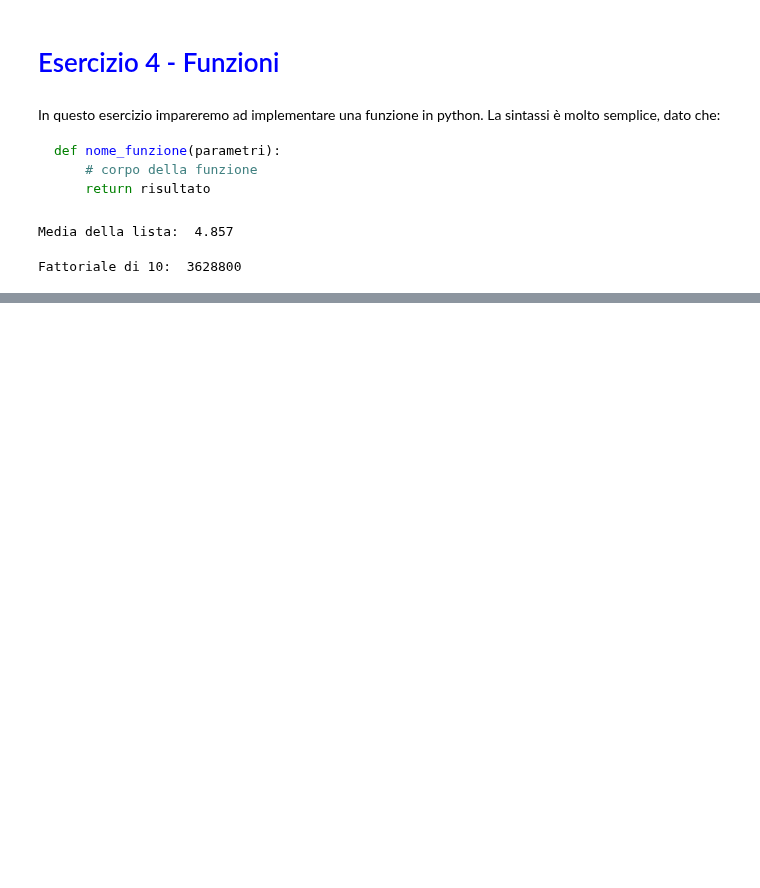
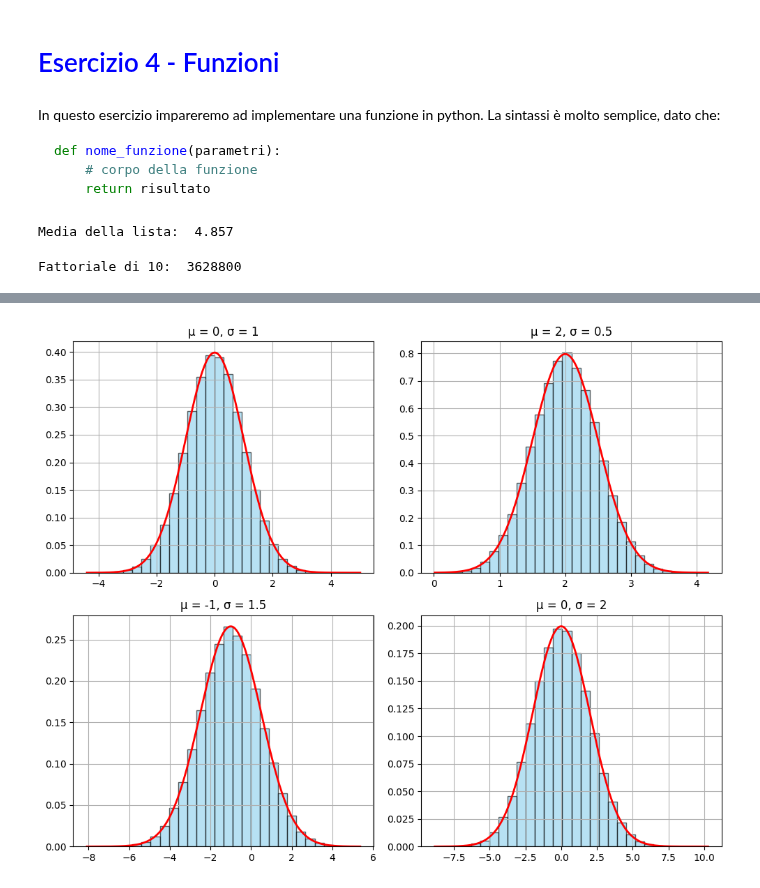
Before and after one commit to Negrini085/DeepLearning, a Jupyter notebook: Esercitazioni/lab_01.ipynb, the cells around one changed output, grey strips where cells are left out. Cells and saved outputs as stored; diff of their text form; code cells hidden in the pictures; blank space fills up the shorter version.

```diff
--- a/Esercitazioni/lab_01.ipynb
+++ b/Esercitazioni/lab_01.ipynb
@@ -212,0 +273,25 @@ Fattoriale di 10:  3628800
+# %%
+parametri = [(0, 1), (2, 0.5), (-1, 1.5), (0, 2)]
+
+fig, axs = plt.subplots(2, 2, figsize=(10, 8))
+axs = axs.flatten()
+
+gen = Gauss()
+for i, (mu, sigma) in enumerate(parametri):
+    gen.setMu(mu)
+    gen.setSigma(sigma)
+    dati = gen.sample(100000)
+
+    count, bins, ignored = axs[i].hist(dati, bins=30, density=True, alpha=0.6, color='skyblue', edgecolor='black')
+
+    x = np.linspace(min(bins), max(bins), 1000)
+    gauss = norm.pdf(x, mu, sigma)
+
+    axs[i].plot(x, gauss, 'r-', linewidth=2)
+    axs[i].set_title(f"μ = {mu}, σ = {sigma}")
+    axs[i].grid(True)
+
+plt.tight_layout()
+plt.show()
+# %% [output]
+[figure, added]
```
Also changed, not shown: parts of 5 cells of this notebook.
